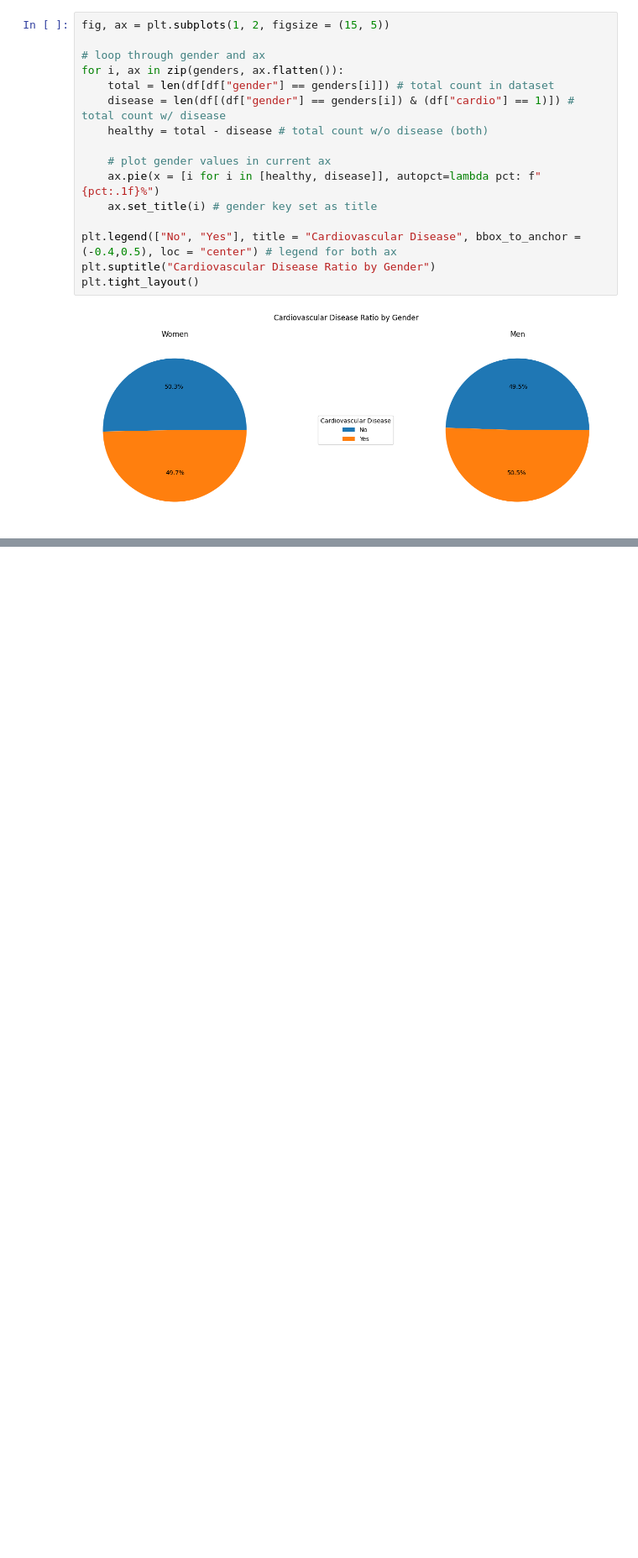
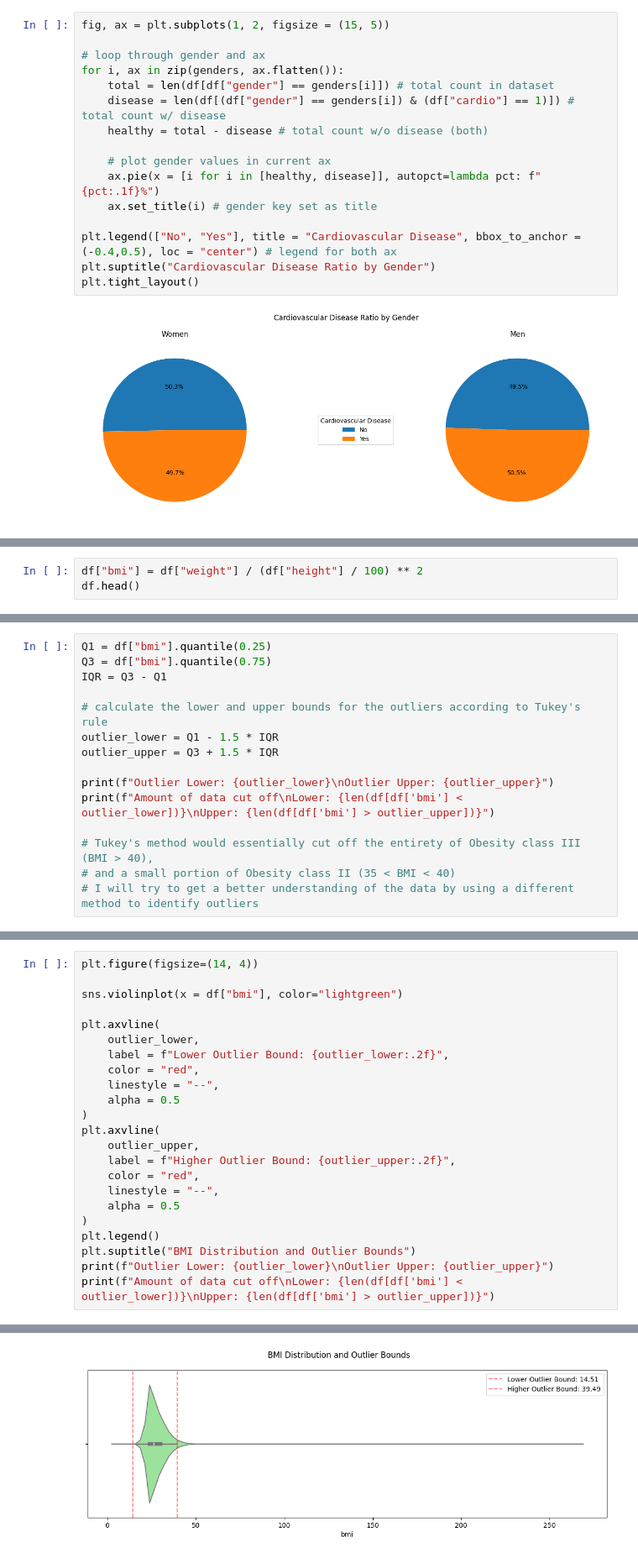
Before and after one commit to Wessnom/ML-AI23-Lab_Alexander_Wessner, a Jupyter notebook: data_analysis.ipynb, the cells around one changed output, grey strips where cells are left out. Shown: that part at 84% size. Cells and saved outputs as stored; diff of their text form; blank space fills up the shorter version.

```diff
--- a/data_analysis.ipynb
+++ b/data_analysis.ipynb
@@ -207,0 +273,3 @@ plt.tight_layout()
+# %%
+df["bmi"] = df["weight"] / (df["height"] / 100) ** 2
+df.head()
@@ -207,0 +305,15 @@ plt.tight_layout()
+# %%
+Q1 = df["bmi"].quantile(0.25)
+Q3 = df["bmi"].quantile(0.75)
+IQR = Q3 - Q1
+
+# calculate the lower and upper bounds for the outliers according to Tukey's rule
+outlier_lower = Q1 - 1.5 * IQR
+outlier_upper = Q3 + 1.5 * IQR
+
+print(f"Outlier Lower: {outlier_lower}\nOutlier Upper: {outlier_upper}")
+print(f"Amount of data cut off\nLower: {len(df[df['bmi'] < outlier_lower])}\nUpper: {len(df[df['bmi'] > outlier_upper])}")
+
+# Tukey's method would essentially cut off the entirety of Obesity class III (BMI > 40),
+# and a small portion of Obesity class II (35 < BMI < 40)
+# I will try to get a better understanding of the data by using a different method to identify outliers
@@ -207,0 +326,24 @@ plt.tight_layout()
+# %%
+plt.figure(figsize=(14, 4))
+
+sns.violinplot(x = df["bmi"], color="lightgreen")
+
+plt.axvline(
+    outlier_lower,
+    label = f"Lower Outlier Bound: {outlier_lower:.2f}",
+    color = "red",
+    linestyle = "--",
+    alpha = 0.5
+)
+plt.axvline(
+    outlier_upper,
+    label = f"Higher Outlier Bound: {outlier_upper:.2f}",
+    color = "red",
+    linestyle = "--",
+    alpha = 0.5
+)
+plt.legend()
+plt.suptitle("BMI Distribution and Outlier Bounds")
+print(f"Outlier Lower: {outlier_lower}\nOutlier Upper: {outlier_upper}")
+print(f"Amount of data cut off\nLower: {len(df[df['bmi'] < outlier_lower])}\nUpper: {len(df[df['bmi'] > outlier_upper])}")
+# %% [output]
@@ -207,0 +355 @@ plt.tight_layout()
+[figure, added]
```
Also changed, not shown: parts of 35 cells of this notebook.
